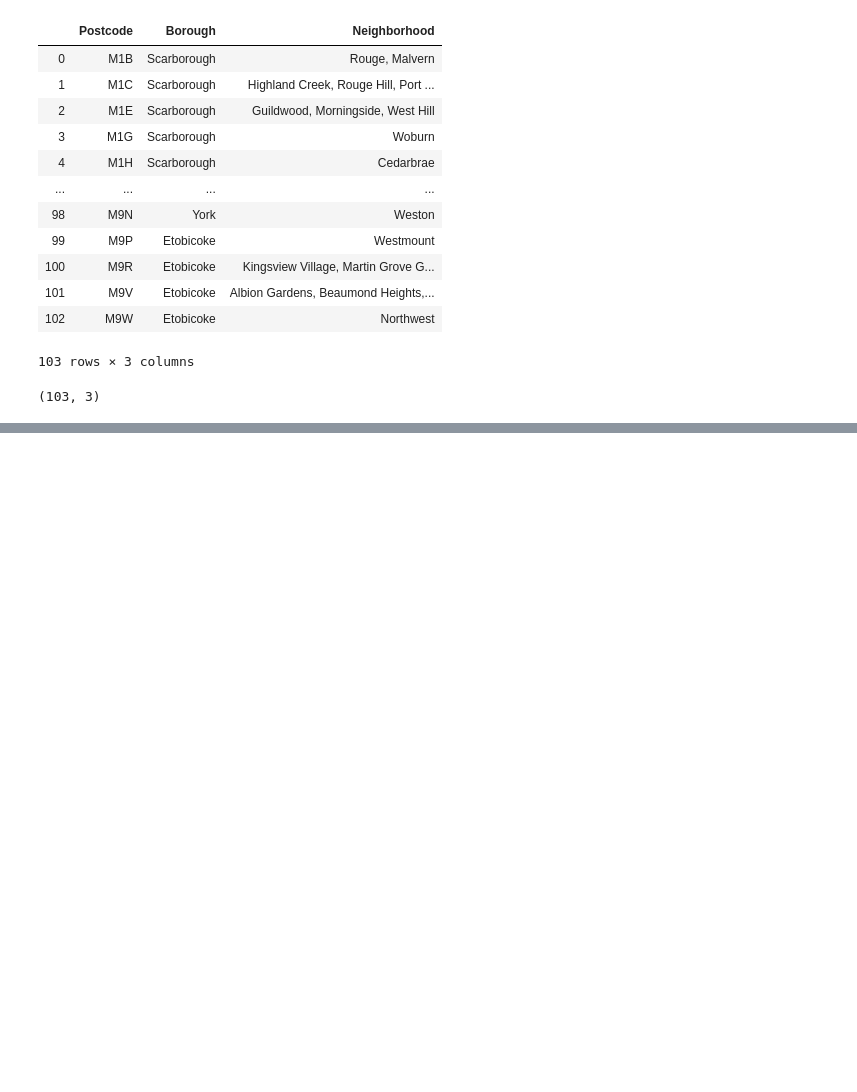
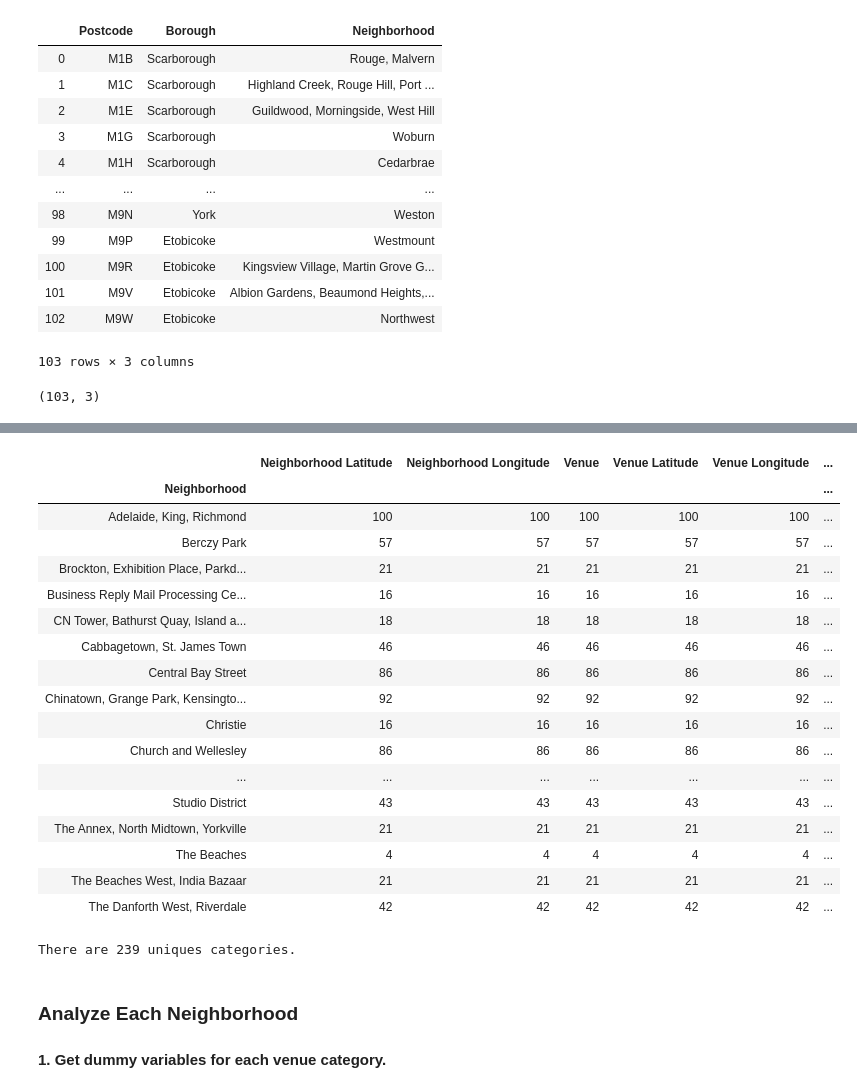
Before and after one commit to RuolinF/Coursera_Capstone, a Jupyter notebook: Coursera_Capstone Week3 Assignment.ipynb, the cells around one changed output, grey strips where cells are left out. Drawn from its saved outputs; the diff is of its cells as text; code cells hidden in the pictures; blank space fills up the shorter version.

```diff
--- a/Coursera_Capstone Week3 Assignment.ipynb
+++ b/Coursera_Capstone Week3 Assignment.ipynb
@@ -192,0 +295,19 @@ df_grouped.shape
+# %%
+# create map of Toronto using latitude and longitude values
+map_toronto = folium.Map(location=[latitude, longitude], zoom_start=10)
+
+# add markers to map
+for lat, lng, borough, neighborhood in zip(neighborhoods['Latitude'], neighborhoods['Longitude'], neighborhoods['Borough'], neighborhoods['Neighborhood']):
+    label = '{}, {}'.format(neighborhood, borough)
+    label = folium.Popup(label, parse_html=True)
+    folium.CircleMarker(
+        [lat, lng],
+        radius=5,
+        popup=label,
+        color='blue',
+        fill=True,
+        fill_color='#3186cc',
+        fill_opacity=0.7,
+        parse_html=False).add_to(map_toronto)
+
+map_toronto
@@ -192,0 +413,28 @@ df_grouped.shape
+# %%
+venues.groupby('Neighborhood').count()
+# %% [output]
+|  | Neighborhood Latitude | Neighborhood Longitude | Venue | Venue Latitude | Venue Longitude | ... |
+| Neighborhood |  |  |  |  |  | ... |
+| Adelaide, King, Richmond | 100 | 100 | 100 | 100 | 100 | ... |
+| Berczy Park | 57 | 57 | 57 | 57 | 57 | ... |
+| Brockton, Exhibition Place, Parkd... | 21 | 21 | 21 | 21 | 21 | ... |
+| Business Reply Mail Processing Ce... | 16 | 16 | 16 | 16 | 16 | ... |
+| CN Tower, Bathurst Quay, Island a... | 18 | 18 | 18 | 18 | 18 | ... |
+| Cabbagetown, St. James Town | 46 | 46 | 46 | 46 | 46 | ... |
+| Central Bay Street | 86 | 86 | 86 | 86 | 86 | ... |
+| Chinatown, Grange Park, Kensingto... | 92 | 92 | 92 | 92 | 92 | ... |
+| Christie | 16 | 16 | 16 | 16 | 16 | ... |
+| Church and Wellesley | 86 | 86 | 86 | 86 | 86 | ... |
+| ... | ... | ... | ... | ... | ... | ... |
+| Studio District | 43 | 43 | 43 | 43 | 43 | ... |
+| The Annex, North Midtown, Yorkville | 21 | 21 | 21 | 21 | 21 | ... |
+| The Beaches | 4 | 4 | 4 | 4 | 4 | ... |
+| The Beaches West, India Bazaar | 21 | 21 | 21 | 21 | 21 | ... |
+| The Danforth West, Riverdale | 42 | 42 | 42 | 42 | 42 | ... |
+# %%
+print('There are {} uniques categories.'.format(len(venues['Venue Category'].unique())))
+# %% [output]
+There are 239 uniques categories.
+# %% [markdown]
+### Analyze Each Neighborhood
+#### 1. Get dummy variables for each venue category.
```
Also changed, not shown: parts of 42 cells of this notebook.
